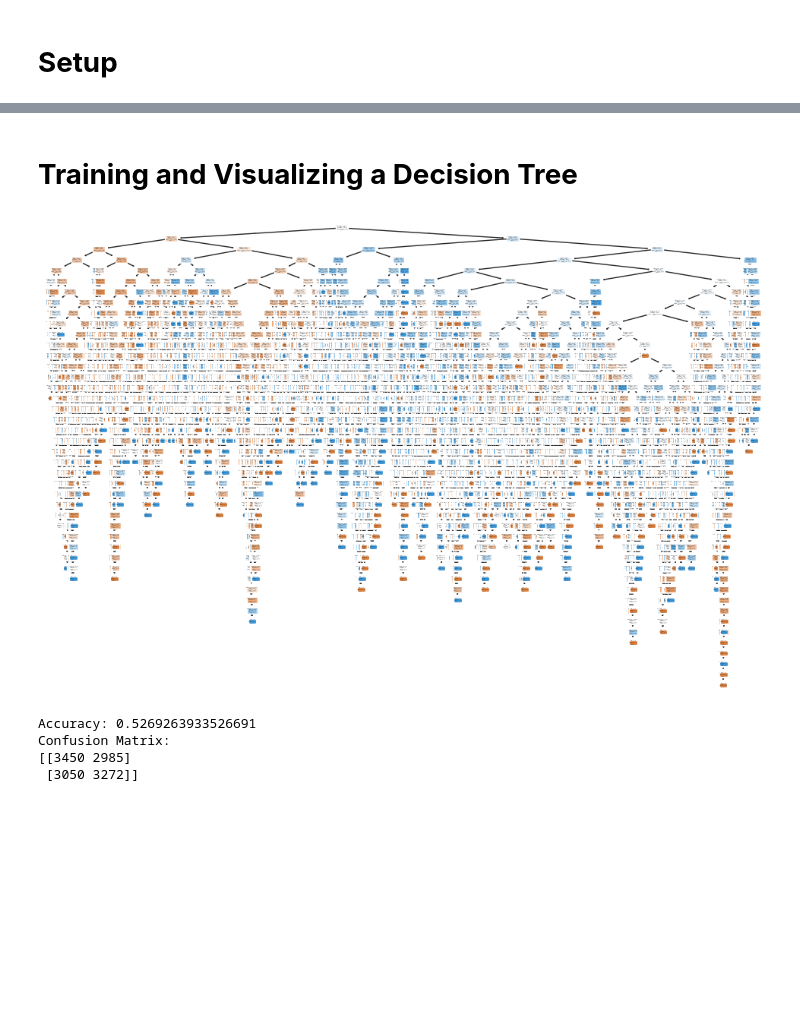
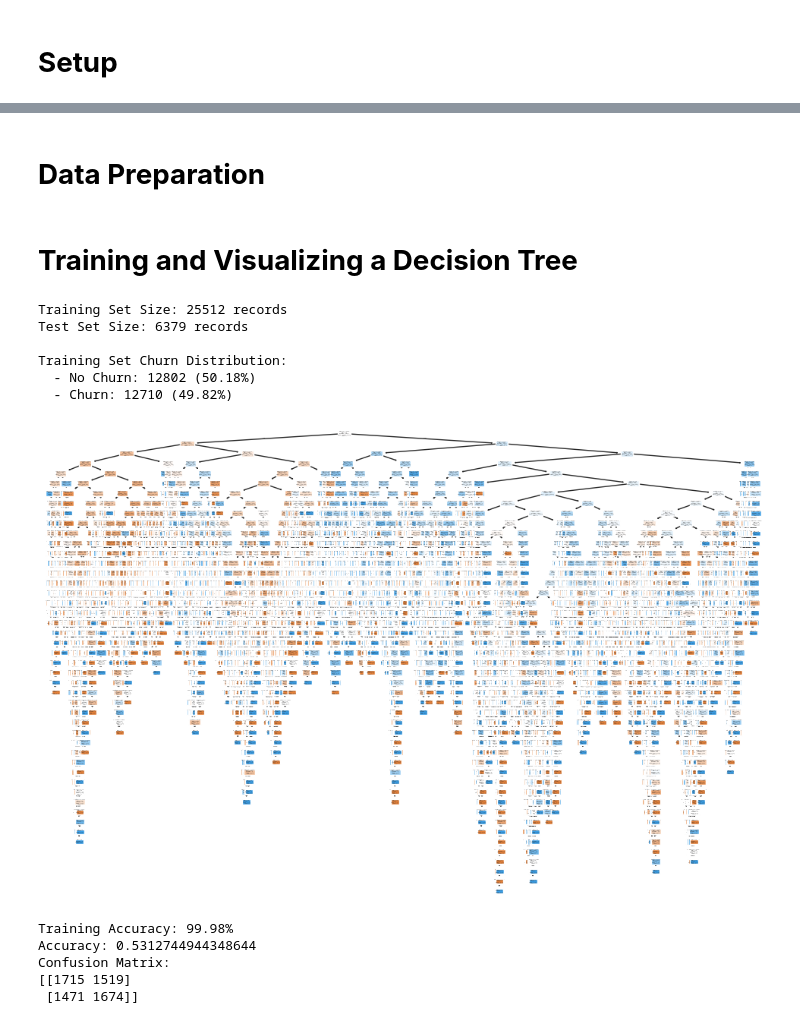
Before and after one commit to MwamiEric/Data-Science-Projects, a Jupyter notebook: Decision_Tree_Model.ipynb, the cells around one changed output, grey strips where cells are left out. Drawn from its saved outputs; the diff is of its cells as text; code cells hidden in the pictures; blank space fills up the shorter version.

```diff
--- a/Decision_Tree_Model.ipynb
+++ b/Decision_Tree_Model.ipynb
@@ -61,3 +79,9 @@ plt.rcParams['ytick.color'] = 'blue'    # Setting the color of the y-axis tick m
+# %% [markdown]
+# **Data Preparation**
+# %%
+#Split data into features and target
+x = dataset.drop('churndep', axis=1)
+y = dataset['churndep']
 # %% [markdown]
 # **Training and Visualizing a Decision Tree**
 # %%
@@ -65,54 +89,82 @@ plt.rcParams['ytick.color'] = 'blue'    # Setting the color of the y-axis tick m
 # capable of handling both binary and multi-class classification problems by creating a tree-like model of decisions.
 from sklearn.tree import DecisionTreeClassifier
 from sklearn.model_selection import train_test_split
+from sklearn.metrics import accuracy_score, confusion_matrix
 from sklearn.tree import plot_tree
 import seaborn as sns     # Seaborn documentation can be found here https://seaborn.pydata.org/generated/seaborn.set.html
 sns.set(color_codes=True) # Configure Seaborn's default aesthetic parameters in one step.
 from scipy import stats   # Import stats package of scipy https://docs.scipy.org/doc/scipy/reference/stats.html#module-scipy.stats
                           # The stats module contains a large number of probability distributions, statistical functions, and statistical tests.
 
-#Split data into features and target
-x = dataset.iloc[:,1:11]
-y= dataset['churndep']
-
 
 # Splitting the dataset into training and testing sets with 'x' contains the features (independent variables) and 'y' contains the target (dependent variable).
 # test_size=0.2 means 20% of the data will be used for testing, and the remaining 80% for training.
 
-x_train, x_test, y_train, y_test = train_test_split(x, y, test_size=0.4)
+X_train, X_test, y_train, y_test = train_test_split(x, y, test_size=0.2)
+
+
+#Let see the size of our training and testing dataset
+print(f"\nTraining Set Size: {len(X_train)} records")
+print(f"Test Set Size: {len(X_test)} records")
+print(f"\nTraining Set Churn Distribution:")
+print(f"  - No Churn: {(y_train==0).sum()} ({(y_train==0).mean()*100:.2f}%)")
+print(f"  - Churn: {(y_train==1).sum()} ({(y_train==1).mean()*100:.2f}%)")
 
 #Fit decsion tree model
 dt_model = DecisionTreeClassifier()
-dt_model.fit(x_train, y_train)
+dt_model.fit(X_train, y_train)
 
 
 #Plot the decision Tree
 plt.figure(figsize=(12,8))
 plot_tree(dt_model, feature_names = x.columns, class_names=['1','0'], filled=True)
 plt.show()
 
+# 1. Generate predictions on the training data
+y_train_pred = dt_model.predict(X_train)
+
+# 2. Compare true training labels to the predicted training labels
+train_accuracy = accuracy_score(y_train, y_train_pred)
+
+print(f"Training Accuracy: {train_accuracy * 100:.2f}%")
+
 #Evaluate
-y_pred = dt_model.predict(x_test)
+y_pred = dt_model.predict(X_test)
 accuracy = accuracy_score(y_test, y_pred)
 conf_matrix = confusion_matrix(y_test, y_pred)
 
-print(f"Accuracy: {accuracy}")
+print(f"Testing Accuracy: {accuracy}")
 print("Confusion Matrix:")
 print(conf_matrix)
 # %% [output]
+Training Set Size: 25512 records
+Test Set Size: 6379 records
+
+Training Set Churn Distribution:
+  - No Churn: 12802 (50.18%)
+  - Churn: 12710 (49.82%)
-[figure, old version]
+[figure, new version]
+Training Accuracy: 99.98%
+Accuracy: 0.5312744944348644
+Confusion Matrix:
+[[1715 1519]
+ [1471 1674]]
 # %%
+#Fit decsion tree model
+dt_model = DecisionTreeClassifier(max_depth=3)   # Now we set the
+dt_model.fit(X_train, y_train)
+
+
+#Plot the decision Tree
+plt.figure(figsize=(12,8))
+plot_tree(dt_model, feature_names = x.columns, class_names=['1','0'], filled=True)
+plt.show()
+
 #Evaluate
-from sklearn.metrics import accuracy_score, confusion_matrix
-y_pred = dt_model.predict(x_test)
+y_pred = dt_model.predict(X_test)
 accuracy = accuracy_score(y_test, y_pred)
 conf_matrix = confusion_matrix(y_test, y_pred)
 
 print(f"Accuracy: {accuracy}")
 print("Confusion Matrix:")
 print(conf_matrix)
-# %% [output]
-Accuracy: 0.5269263933526691
-Confusion Matrix:
-[[3450 2985]
- [3050 3272]]
```
Also changed, not shown: parts of 6 cells of this notebook.
